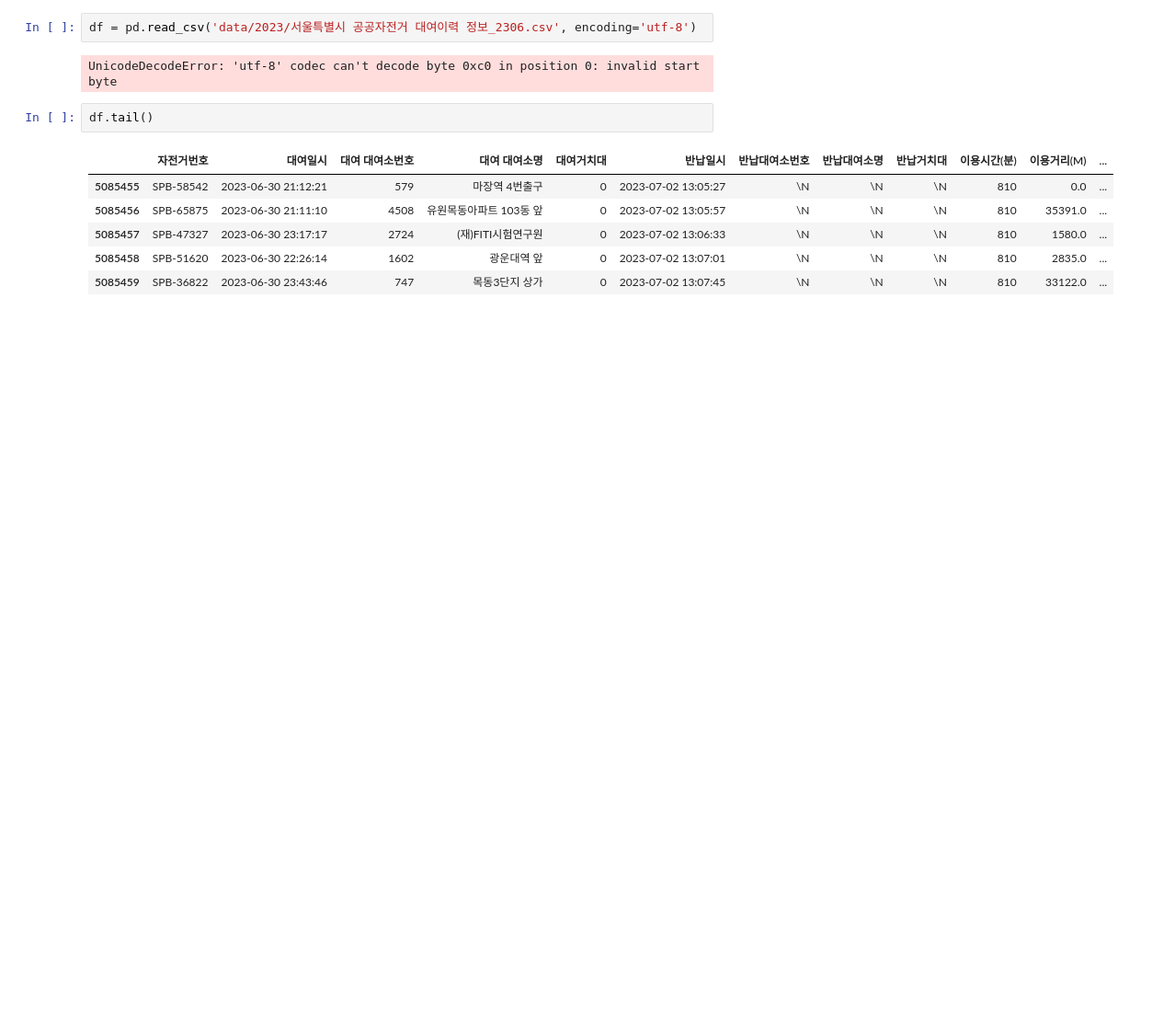
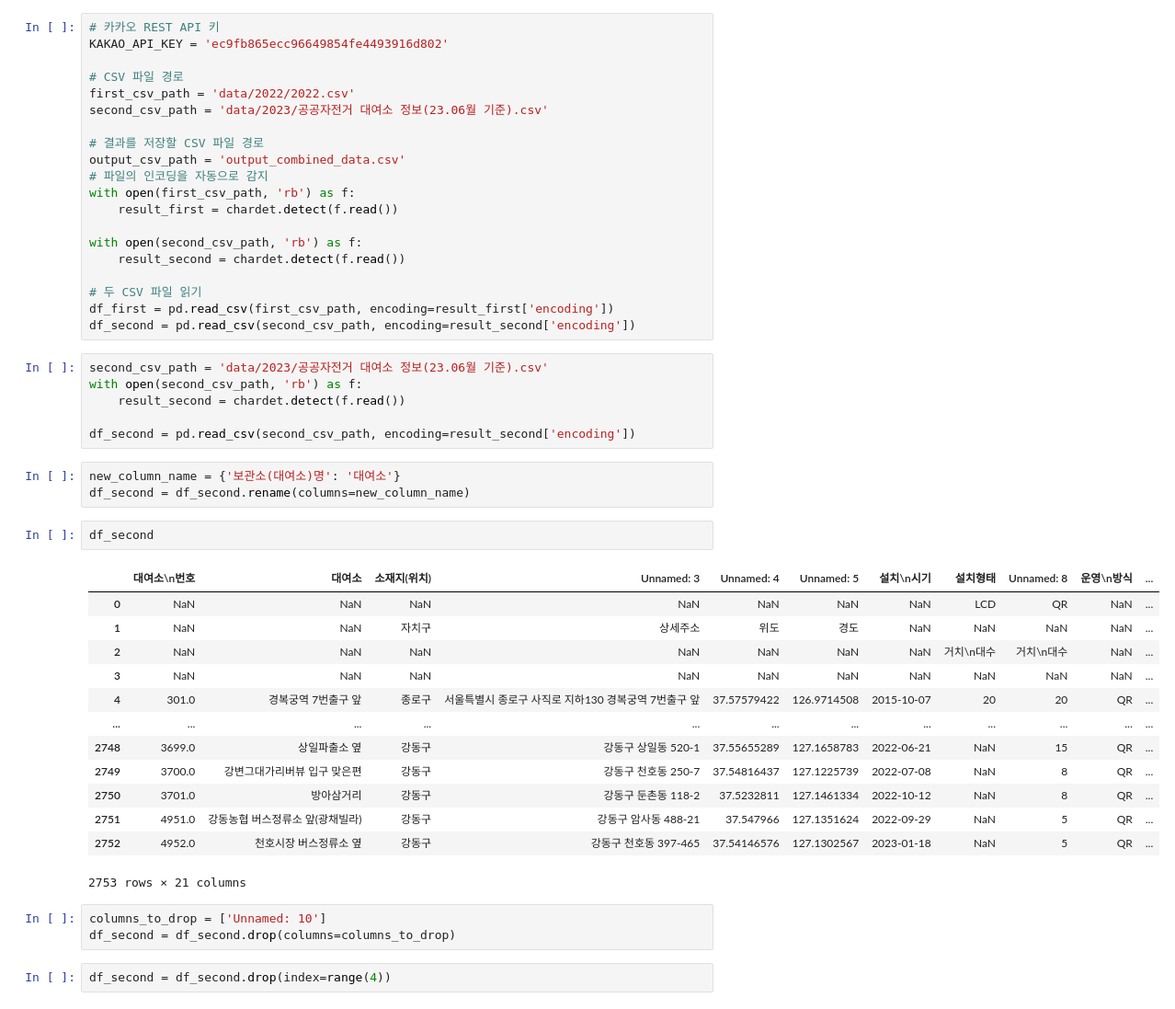
Before and after one commit to Maru230403/BigDataProject, a Jupyter notebook: Pro/csv파일.ipynb, the cells around one changed output. Shown: that part at 92% size. Drawn from its saved outputs; the diff is of its cells as text; blank space fills up the shorter version.

```diff
--- a/Pro/csv파일.ipynb
+++ b/Pro/csv파일.ipynb
@@ -3,13 +6,50 @@ import pandas as pd
-# %%
-df = pd.read_csv('data/2023/서울특별시 공공자전거 대여이력 정보_2306.csv', encoding='utf-8')
-# %% [output]
-UnicodeDecodeError: 'utf-8' codec can't decode byte 0xc0 in position 0: invalid start byte
-# %%
-df.tail()
-# %% [output]
-|  | 자전거번호 | 대여일시 | 대여 대여소번호 | 대여 대여소명 | 대여거치대 | 반납일시 | 반납대여소번호 | 반납대여소명 | 반납거치대 | 이용시간(분) | 이용거리(M) | ... |
-| 5085455 | SPB-58542 | 2023-06-30 21:12:21 | 579 | 마장역 4번출구 | 0 | 2023-07-02 13:05:27 | \N | \N | \N | 810 | 0.0 | ... |
-| 5085456 | SPB-65875 | 2023-06-30 21:11:10 | 4508 | 유원목동아파트 103동 앞 | 0 | 2023-07-02 13:05:57 | \N | \N | \N | 810 | 35391.0 | ... |
-| 5085457 | SPB-47327 | 2023-06-30 23:17:17 | 2724 | (재)FITI시험연구원 | 0 | 2023-07-02 13:06:33 | \N | \N | \N | 810 | 1580.0 | ... |
-| 5085458 | SPB-51620 | 2023-06-30 22:26:14 | 1602 | 광운대역 앞 | 0 | 2023-07-02 13:07:01 | \N | \N | \N | 810 | 2835.0 | ... |
-| 5085459 | SPB-36822 | 2023-06-30 23:43:46 | 747 | 목동3단지 상가 | 0 | 2023-07-02 13:07:45 | \N | \N | \N | 810 | 33122.0 | ... |
+# %%
+# 카카오 REST API 키
+KAKAO_API_KEY = 'ec9fb865ecc96649854fe4493916d802'
+
+# CSV 파일 경로
+first_csv_path = 'data/2022/2022.csv'
+second_csv_path = 'data/2023/공공자전거 대여소 정보(23.06월 기준).csv'
+
+# 결과를 저장할 CSV 파일 경로
+output_csv_path = 'output_combined_data.csv'
+# 파일의 인코딩을 자동으로 감지
+with open(first_csv_path, 'rb') as f:
+    result_first = chardet.detect(f.read())
+
+with open(second_csv_path, 'rb') as f:
+    result_second = chardet.detect(f.read())
+
+# 두 CSV 파일 읽기
+df_first = pd.read_csv(first_csv_path, encoding=result_first['encoding'])
+df_second = pd.read_csv(second_csv_path, encoding=result_second['encoding'])
+# %%
+second_csv_path = 'data/2023/공공자전거 대여소 정보(23.06월 기준).csv'
+with open(second_csv_path, 'rb') as f:
+    result_second = chardet.detect(f.read())
+
+df_second = pd.read_csv(second_csv_path, encoding=result_second['encoding'])
+# %%
+new_column_name = {'보관소(대여소)명': '대여소'}
+df_second = df_second.rename(columns=new_column_name)
+# %%
+df_second
+# %% [output]
+|  | 대여소\n번호 | 대여소 | 소재지(위치) | Unnamed: 3 | Unnamed: 4 | Unnamed: 5 | 설치\n시기 | 설치형태 | Unnamed: 8 | 운영\n방식 | ... |
+| 0 | NaN | NaN | NaN | NaN | NaN | NaN | NaN | LCD | QR | NaN | ... |
+| 1 | NaN | NaN | 자치구 | 상세주소 | 위도 | 경도 | NaN | NaN | NaN | NaN | ... |
+| 2 | NaN | NaN | NaN | NaN | NaN | NaN | NaN | 거치\n대수 | 거치\n대수 | NaN | ... |
+| 3 | NaN | NaN | NaN | NaN | NaN | NaN | NaN | NaN | NaN | NaN | ... |
+| 4 | 301.0 | 경복궁역 7번출구 앞 | 종로구 | 서울특별시 종로구 사직로 지하130 경복궁역 7번출구 앞 | 37.57579422 | 126.9714508 | 2015-10-07 | 20 | 20 | QR | ... |
+| ... | ... | ... | ... | ... | ... | ... | ... | ... | ... | ... | ... |
+| 2748 | 3699.0 | 상일파출소 옆 | 강동구 | 강동구 상일동 520-1 | 37.55655289 | 127.1658783 | 2022-06-21 | NaN | 15 | QR | ... |
+| 2749 | 3700.0 | 강변그대가리버뷰 입구 맞은편 | 강동구 | 강동구 천호동 250-7 | 37.54816437 | 127.1225739 | 2022-07-08 | NaN | 8 | QR | ... |
+| 2750 | 3701.0 | 방아삼거리 | 강동구 | 강동구 둔촌동 118-2 | 37.5232811 | 127.1461334 | 2022-10-12 | NaN | 8 | QR | ... |
+| 2751 | 4951.0 | 강동농협 버스정류소 앞(광채빌라) | 강동구 | 강동구 암사동 488-21 | 37.547966 | 127.1351624 | 2022-09-29 | NaN | 5 | QR | ... |
+| 2752 | 4952.0 | 천호시장 버스정류소 옆 | 강동구 | 강동구 천호동 397-465 | 37.54146576 | 127.1302567 | 2023-01-18 | NaN | 5 | QR | ... |
+2753 rows × 21 columns
+# %%
+columns_to_drop = ['Unnamed: 10']
+df_second = df_second.drop(columns=columns_to_drop)
+# %%
+df_second = df_second.drop(index=range(4))
```
Also changed, not shown: parts of 7 cells of this notebook, 1 other file.
